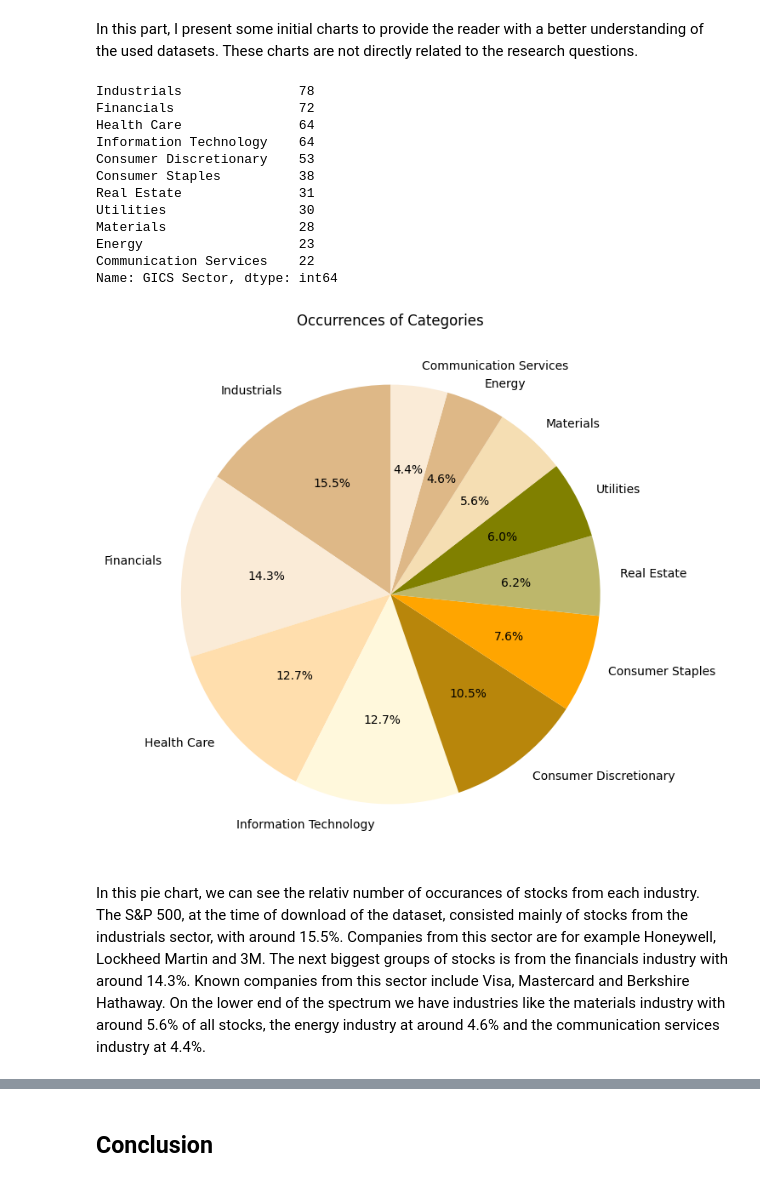
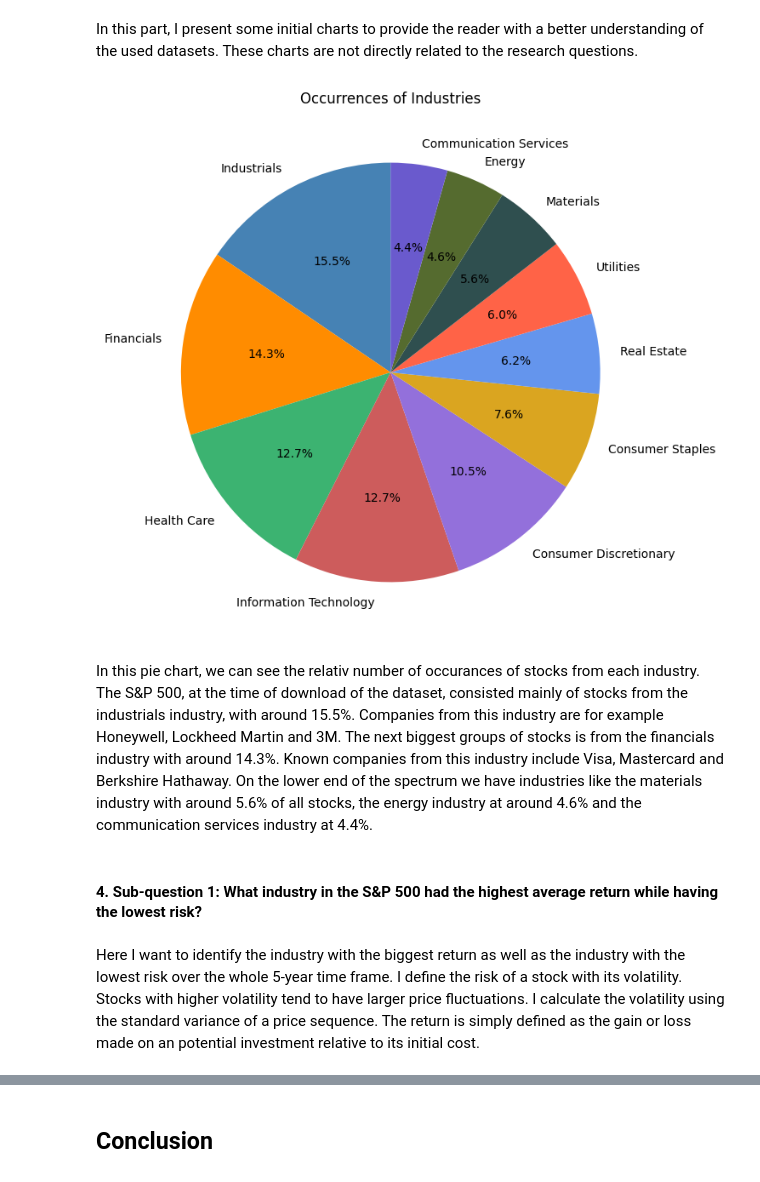
Before and after one commit to radtklau/stock_market, a Jupyter notebook: stock_market.ipynb, the cells around one changed output, grey strips where cells are left out. Drawn from its saved outputs; the diff is of its cells as text; code cells hidden in the pictures.

Commit message:
started working on first sub-question

```diff
--- a/stock_market.ipynb
+++ b/stock_market.ipynb
@@ -71,6 +73,21 @@ import numpy as np
 import matplotlib.pyplot as plt
 import os
 from tqdm import tqdm
+# %%
+# define color palatte to be used throughout the analysis
+industry_colors = {
+    "Industrials": "steelblue",
+    "Financials": "darkorange",
+    "Health Care": "mediumseagreen",
+    "Information Technology": "indianred",
+    "Consumer Discretionary": "mediumpurple",
+    "Consumer Staples": "goldenrod",
+    "Real Estate": "cornflowerblue",
+    "Utilities": "tomato",
+    "Materials": "darkslategray",
+    "Energy": "darkolivegreen",
+    "Communication Services": "slateblue",
+}
 # %% [markdown]
 #### 2. Feature Engineering
 # %% [markdown]
@@ -194,39 +207,20 @@ In this part, I present some initial charts to provide the reader with a better
 # %%
 # creating and plotting figure
 plt.figure(figsize=(8, 8))
-print(industries_occ)
 plt.pie(
     industries_occ,
     labels=industries_occ.keys(),
     autopct="%1.1f%%",
     startangle=90,
-    colors=[
-        "burlywood",
-        "antiquewhite",
-        "navajowhite",
-        "cornsilk",
-        "darkgoldenrod",
-        "orange",
-        "darkkhaki",
-        "olive",
-        "wheat",
-    ],
+    colors=industry_colors.values()
 )
-plt.title("Occurrences of Categories")
+plt.title("Occurrences of Industries")
 plt.show()
 # %% [output]
-Industrials               78
-Financials                72
-Health Care               64
-Information Technology    64
-Consumer Discretionary    53
-Consumer Staples          38
-Real Estate               31
-Utilities                 30
-Materials                 28
-Energy                    23
-Communication Services    22
-Name: GICS Sector, dtype: int64
-[figure, old version]
+[figure, new version]
 # %% [markdown]
-In this pie chart, we can see the relativ number of occurances of stocks from each industry. The S&P 500, at the time of download of the dataset, consisted mainly of stocks from the industrials sector, with around 15.5%. Companies from this sector are for example Honeywell, Lockheed Martin and 3M. The next biggest groups of stocks is from the financials industry with around 14.3%. Known companies from this sector include Visa, Mastercard and Berkshire Hathaway. On the lower end of the spectrum we have industries like the materials industry with around 5.6% of all stocks, the energy industry at around 4.6% and the communication services industry at 4.4%.
+In this pie chart, we can see the relativ number of occurances of stocks from each industry. The S&P 500, at the time of download of the dataset, consisted mainly of stocks from the industrials industry, with around 15.5%. Companies from this industry are for example Honeywell, Lockheed Martin and 3M. The next biggest groups of stocks is from the financials industry with around 14.3%. Known companies from this industry include Visa, Mastercard and Berkshire Hathaway. On the lower end of the spectrum we have industries like the materials industry with around 5.6% of all stocks, the energy industry at around 4.6% and the communication services industry at 4.4%.
+# %% [markdown]
+#### 4. Sub-question 1: What industry in the S&P 500 had the highest average return while having the lowest risk?
+# %% [markdown]
+Here I want to identify the industry with the biggest return as well as the industry with the lowest risk over the whole 5-year time frame. I define the risk of a stock with its volatility. Stocks with higher volatility tend to have larger price fluctuations. I calculate the volatility using the standard variance of a price sequence. The return is simply defined as the gain or loss made on an potential investment relative to its initial cost.
```
Also changed, not shown: parts of 9 cells of this notebook.
